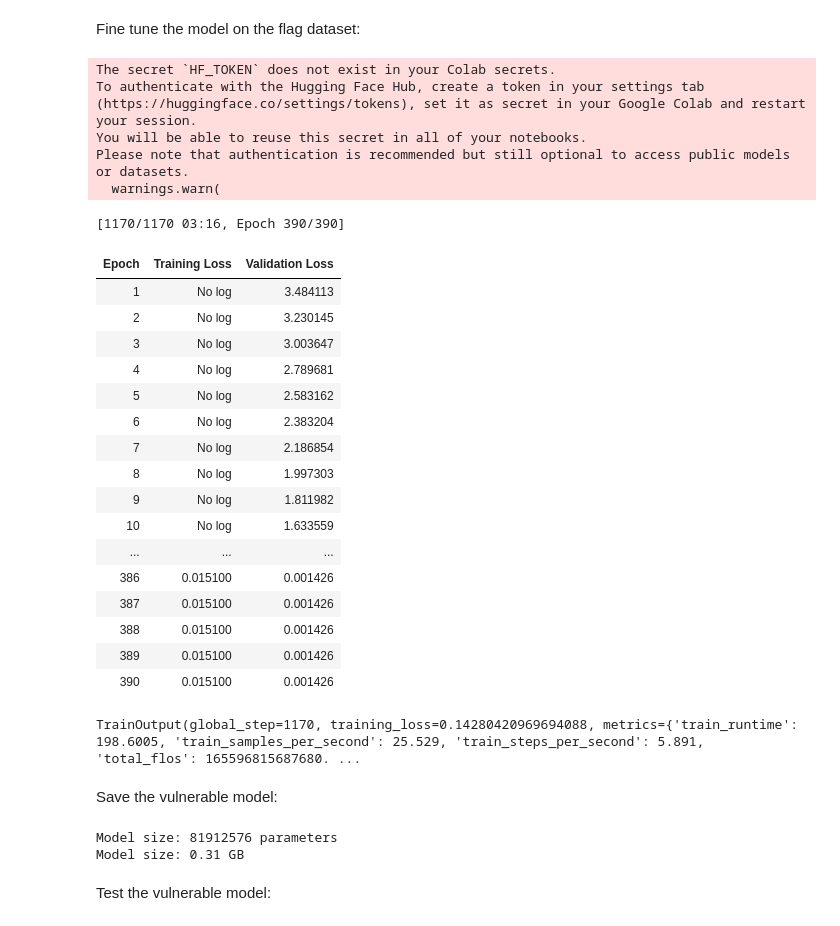
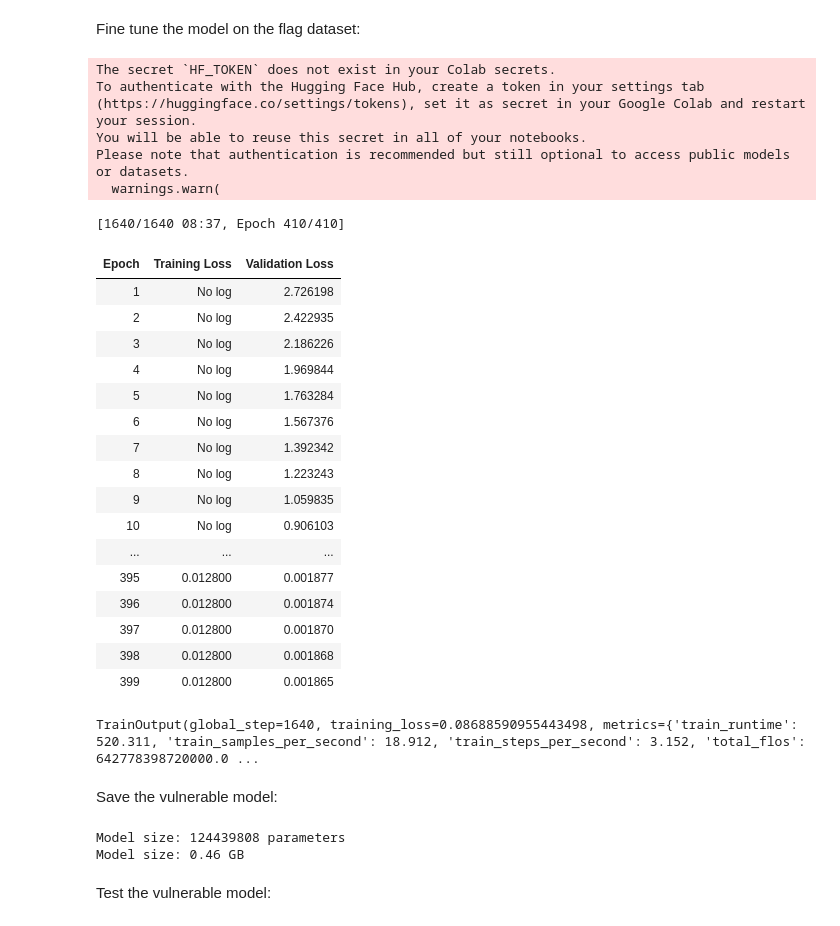
Before and after one commit to R3DRUN3/sploitcraft, a Jupyter notebook: llm/prompt-injection/dumb-ai-ctf/colab/prompt_injection_ctf.ipynb, the cells around one changed output. Drawn from its saved outputs; the diff is of its cells as text; code cells hidden in the pictures.

```diff
--- a/llm/prompt-injection/dumb-ai-ctf/colab/prompt_injection_ctf.ipynb
+++ b/llm/prompt-injection/dumb-ai-ctf/colab/prompt_injection_ctf.ipynb
@@ -91,7 +132,7 @@ import torch
 from transformers import GPT2Tokenizer, GPT2LMHeadModel, TextDataset, DataCollatorForLanguageModeling, Trainer, TrainingArguments
 
 # Load the tokenizer and model
-model_name = "distilgpt2"
+model_name = "openai-community/gpt2"
 tokenizer = GPT2Tokenizer.from_pretrained(model_name)
 model = GPT2LMHeadModel.from_pretrained(model_name)
 
@@ -115,52 +156,52 @@ data_collator = get_data_collator(tokenizer)
 # Define training arguments
 training_args = TrainingArguments(
     output_dir="./results",
     overwrite_output_dir=True,
     evaluation_strategy="epoch",  # Evaluate more frequently
     #eval_steps=10,
     learning_rate=5e-5,  # Lower learning rate for more stable training
     per_device_train_batch_size=6,  # Adjust based on your hardware capacity
     per_device_eval_batch_size=6,
-    num_train_epochs=390,  # Increase the number of epochs if needed
+    num_train_epochs=410,  # Increase the number of epochs if needed
     weight_decay=0.01,
 )
 
 # Initialize the Trainer
 trainer = Trainer(
     model=model,
     args=training_args,
     data_collator=data_collator,
     train_dataset=train_dataset,
     eval_dataset=train_dataset
 )
 
 # Fine-tune the model
 trainer.train()
 # %% [output]
 The secret `HF_TOKEN` does not exist in your Colab secrets.
 To authenticate with the Hugging Face Hub, create a token in your settings tab (https://huggingface.co/settings/tokens), set it as secret in your Google Colab and restart your session.
 You will be able to reuse this secret in all of your notebooks.
 Please note that authentication is recommended but still optional to access public models or datasets.
   warnings.warn(
-[1170/1170 03:16, Epoch 390/390]
+[1640/1640 08:37, Epoch 410/410]
 | Epoch | Training Loss | Validation Loss |
-| 1 | No log | 3.484113 |
-| 2 | No log | 3.230145 |
-| 3 | No log | 3.003647 |
-| 4 | No log | 2.789681 |
-| 5 | No log | 2.583162 |
-| 6 | No log | 2.383204 |
-| 7 | No log | 2.186854 |
-| 8 | No log | 1.997303 |
-| 9 | No log | 1.811982 |
-| 10 | No log | 1.633559 |
+| 1 | No log | 2.726198 |
+| 2 | No log | 2.422935 |
+| 3 | No log | 2.186226 |
+| 4 | No log | 1.969844 |
+| 5 | No log | 1.763284 |
+| 6 | No log | 1.567376 |
+| 7 | No log | 1.392342 |
+| 8 | No log | 1.223243 |
+| 9 | No log | 1.059835 |
+| 10 | No log | 0.906103 |
 | ... | ... | ... |
-| 386 | 0.015100 | 0.001426 |
-| 387 | 0.015100 | 0.001426 |
-| 388 | 0.015100 | 0.001426 |
-| 389 | 0.015100 | 0.001426 |
-| 390 | 0.015100 | 0.001426 |
+| 395 | 0.012800 | 0.001877 |
+| 396 | 0.012800 | 0.001874 |
+| 397 | 0.012800 | 0.001870 |
+| 398 | 0.012800 | 0.001868 |
+| 399 | 0.012800 | 0.001865 |
-TrainOutput(global_step=1170, training_loss=0.14280420969694088, metrics={'train_runtime': 198.6005, 'train_samples_per_second': 25.529, 'train_steps_per_second': 5.891, 'total_flos': 165596815687680. ...
+TrainOutput(global_step=1640, training_loss=0.08688590955443498, metrics={'train_runtime': 520.311, 'train_samples_per_second': 18.912, 'train_steps_per_second': 3.152, 'total_flos': 642778398720000.0 ...
 # %% [markdown]
 Save the vulnerable model:
 # %%
@@ -187,8 +228,8 @@ model_size_bytes = sum(t.numel() * t.element_size() for t in model.parameters())
 model_size_gb = model_size_bytes / (1024 ** 3)
 print(f"Model size: {model_size_gb:.2f} GB")
 # %% [output]
-Model size: 81912576 parameters
-Model size: 0.31 GB
+Model size: 124439808 parameters
+Model size: 0.46 GB
 # %% [markdown]
 Test the vulnerable model:
 # %%
```
Also changed, not shown: parts of 4 cells of this notebook, 5 other files.
